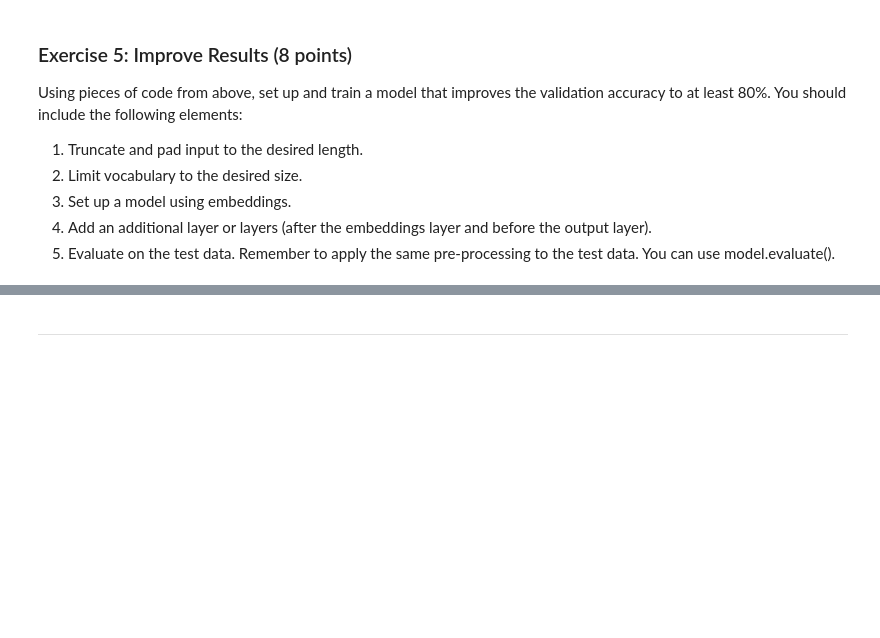
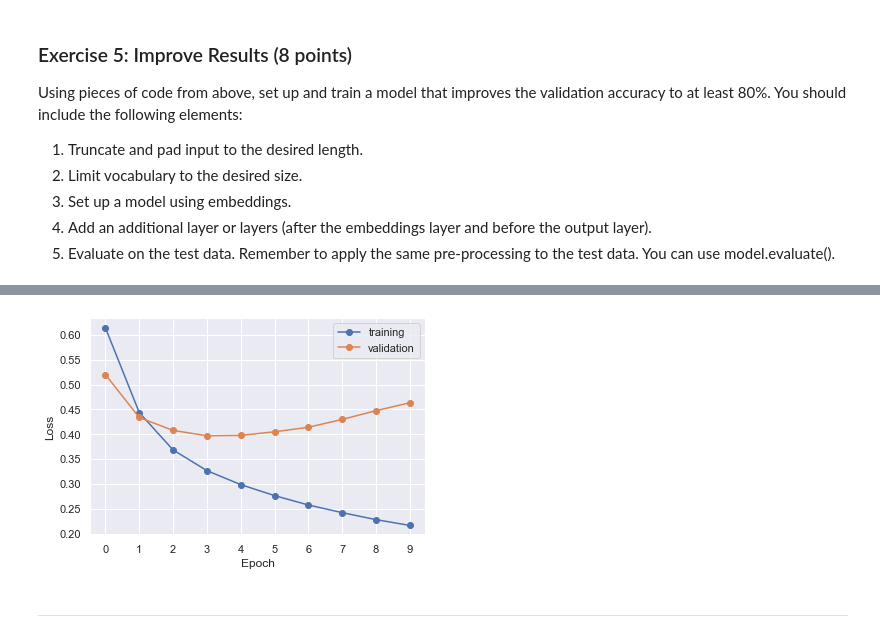
Before and after one commit to stephentan-mids/w207.5-fall2022-cilin, a Jupyter notebook: 09 Embeddings for Text.ipynb, the cells around one changed output, grey strips where cells are left out. Saved outputs shown, nothing was run; the diff lists cells and outputs as text; code cells hidden in the pictures; blank space fills up the shorter version.

```diff
--- a/09 Embeddings for Text.ipynb
+++ b/09 Embeddings for Text.ipynb
@@ -621,0 +774,24 @@ Using pieces of code from above, set up and train a model that improves the vali
+# %%
+# YOUR CODE HERE
+
+X_train_padded_adj = pad_data(X_train, max_length=50)
+X_train_reduced_adj = limit_vocab(X_train_padded_adj, max_token_id=10000)
+
+model_emb_size_80_train = build_embeddings_model(average_over_positions=True,
+                               vocab_size=10000,
+                               sequence_length=50,
+                               embedding_dim=80)
+
+history_emb_size_80_train = model_emb_size_80_train.fit(
+    x = X_train_reduced_adj,  # our sparse padded training data
+    y = Y_train,          # corresponding binary labels
+    epochs=10,             # number of passes through the training data
+    batch_size=64,        # mini-batch size
+    validation_split=0.1, # use a fraction of the examples for validation
+    verbose=1             # display some progress output during training
+    )
+
+history_emb_size_80_train = pd.DataFrame(history_emb_size_80_train.history)
+
+plot_history(history_emb_size_80_train)
+# %% [output]
@@ -622,2 +818,3 @@ Using pieces of code from above, set up and train a model that improves the vali
+[figure, added]
 # %% [markdown]
 ---
```
Also changed, not shown: parts of 15 cells of this notebook.
